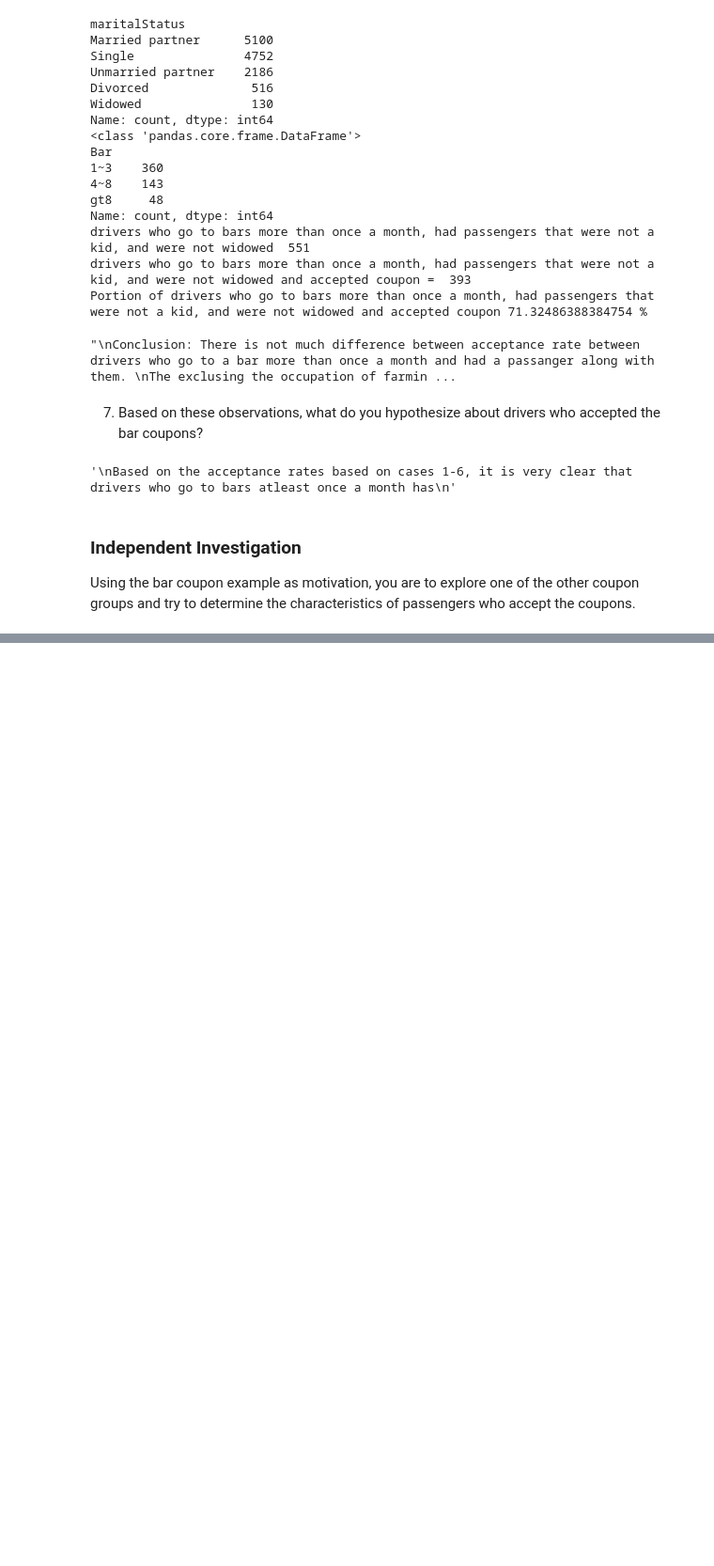
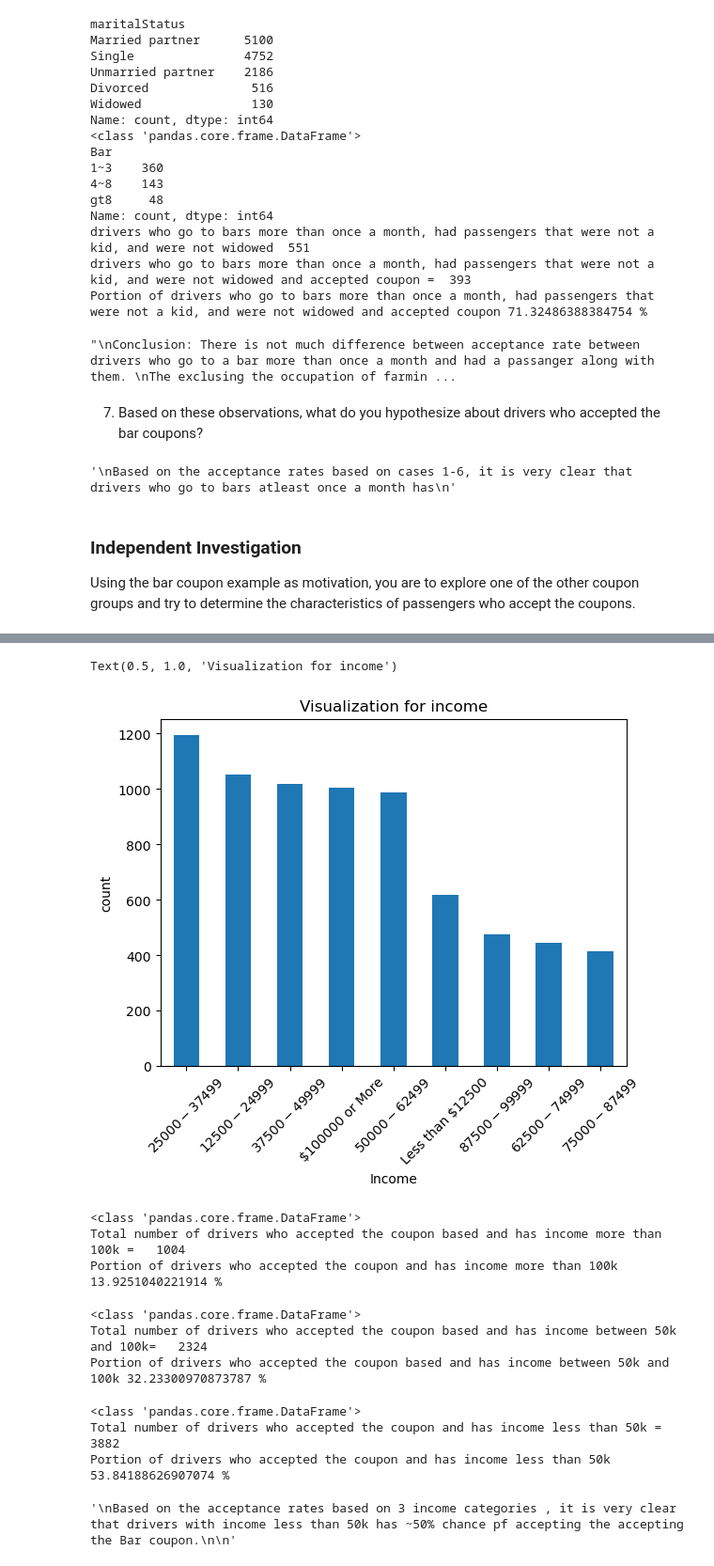
Before and after one commit to yaphatak48/ALML_Application1, a Jupyter notebook: Modul5-Application1.ipynb, the cells around one changed output, grey strips where cells are left out. Shown: that part at 94% size. Saved outputs shown, nothing was run; the diff lists cells and outputs as text; code cells hidden in the pictures; blank space fills up the shorter version.

```diff
--- a/Modul5-Application1.ipynb
+++ b/Modul5-Application1.ipynb
@@ -436,3 +436,10 @@ Passangers, marital status or age doesn't affect the acceptance rate that much.
 ### Independent Investigation
 
 Using the bar coupon example as motivation, you are to explore one of the other coupon groups and try to determine the characteristics of passengers who accept the coupons.
+# %%
+#Finding out how income affects acceptance of coupon
+#Finding the acceptance rate for 3 income categories below 1)income less than 50k 2)income between 50k and 100k 3)income more than 100k
+data1 = coupons
+print(data1['income'].value_counts())
+cnt_of_drivers_who_accepted_the_coupons = data1['Y'].size
+print("Total number of drivers who accepted the coupons=",cnt_of_drivers_who_accepted_the_coupons)
@@ -438,0 +459,48 @@ Using the bar coupon example as motivation, you are to explore one of the other
+# %%
+ax = data1['income'].value_counts().plot.bar(y='count',rot=45,stacked=True)
+plt.ylabel("count")
+plt.xlabel("Income")
+plt.title("Visualization for income")
+# %% [output]
+Text(0.5, 1.0, 'Visualization for income')
+[figure, added]
+# %%
+#Total number of drivers who accepted the coupon and has income more than 100k
+df_with_income_more_than_100k = data1.query(' income == "$100000 or More" ')
+print(type(df_with_income_more_than_100k))
+cnt_with_income_more_than_100K_and_accepted_coupon = df_with_income_more_than_100k['income'].size
+print("Total number of drivers who accepted the coupon based and has income more than 100k =  ", cnt_with_income_more_than_100K_and_accepted_coupon)
+print("Portion of drivers who accepted the coupon and has income more than 100k", ((cnt_with_income_more_than_100K_and_accepted_coupon/cnt_of_drivers_who_accepted_the_coupons)*100), "%")
+# %% [output]
+<class 'pandas.core.frame.DataFrame'>
+Total number of drivers who accepted the coupon based and has income more than 100k =   1004
+Portion of drivers who accepted the coupon and has income more than 100k 13.9251040221914 %
+# %%
+#Total number of drivers who accepted the coupon and has income between 50k and 100k
+df_with_income_between_50k_and_100k= data1.query(' income == "$50000 - $62499" or income == "$62500 - $74999" or income == "$75000 - $87499" or income == "$87500 - $99999" ')
+print(type(df_with_income_between_50k_and_100k))
+cnt_with_income_between_50k_and_100k_and_accepted_coupon = df_with_income_between_50k_and_100k['income'].size
+print("Total number of drivers who accepted the coupon based and has income between 50k and 100k=  ", cnt_with_income_between_50k_and_100k_and_accepted_coupon)
+print("Portion of drivers who accepted the coupon based and has income between 50k and 100k", ((cnt_with_income_between_50k_and_100k_and_accepted_coupon/cnt_of_drivers_who_accepted_the_coupons)*100), "%")
+# %% [output]
+<class 'pandas.core.frame.DataFrame'>
+Total number of drivers who accepted the coupon based and has income between 50k and 100k=   2324
+Portion of drivers who accepted the coupon based and has income between 50k and 100k 32.23300970873787 %
+# %%
+#Total number of drivers who accepted the coupon and has income less than 50k
+df_with_income_less_than_50k = data1.query(' income == "Less than $12500" or income == "$12500 - $24999" or income == "$25000 - $37499" or income == "$37500 - $49999" ')
+print(type(df_with_income_less_than_50k))
+cnt_with_income_less_than_50k_and_accepted_coupon = df_with_income_less_than_50k['income'].size
+print("Total number of drivers who accepted the coupon and has income less than 50k =  ", cnt_with_income_less_than_50k_and_accepted_coupon)
+print("Portion of drivers who accepted the coupon and has income less than 50k", ((cnt_with_income_less_than_50k_and_accepted_coupon/cnt_of_drivers_who_accepted_the_coupons)*100), "%")
+# %% [output]
+<class 'pandas.core.frame.DataFrame'>
+Total number of drivers who accepted the coupon and has income less than 50k =   3882
+Portion of drivers who accepted the coupon and has income less than 50k 53.84188626907074 %
+# %%
+"""
+Based on the acceptance rates based on 3 income categories , it is very clear that drivers with income less than 50k has ~50% chance pf accepting the accepting the Bar coupon.
+
+"""
+# %% [output]
+'\nBased on the acceptance rates based on 3 income categories , it is very clear that drivers with income less than 50k has ~50% chance pf accepting the accepting the Bar coupon.\n\n'
```
Also changed, not shown: parts of 1 cell of this notebook, 1 other file.
